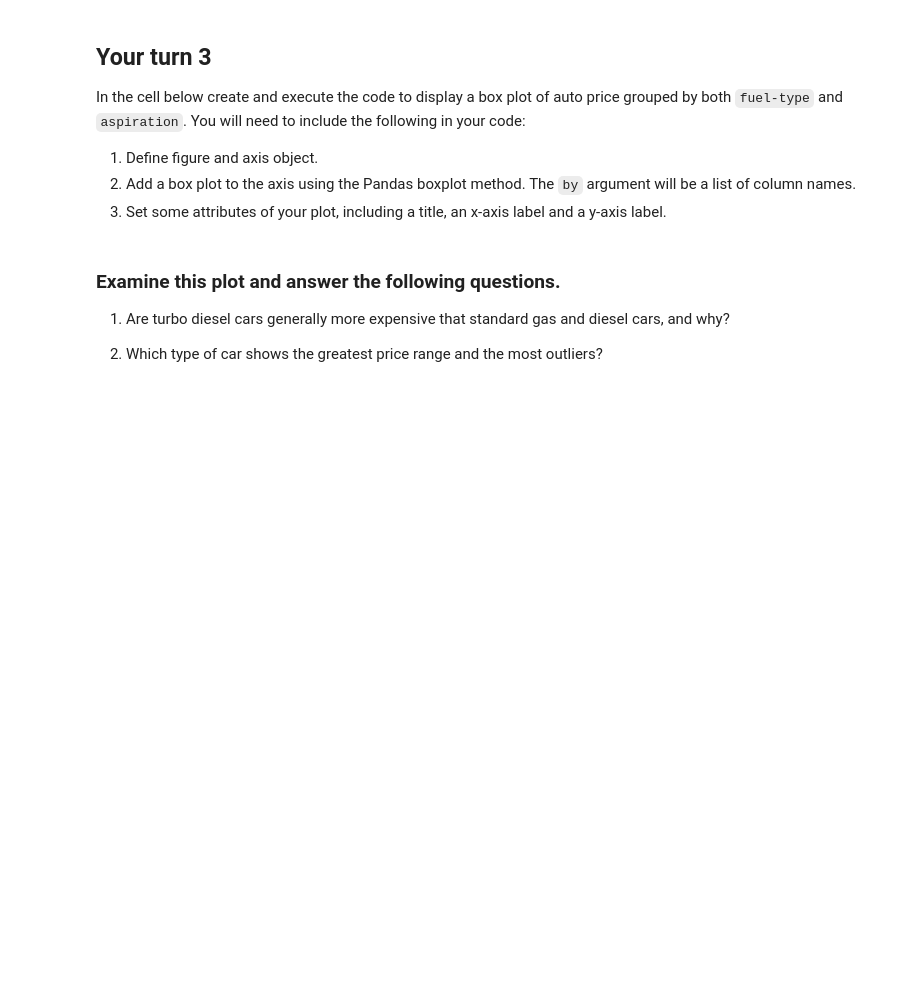
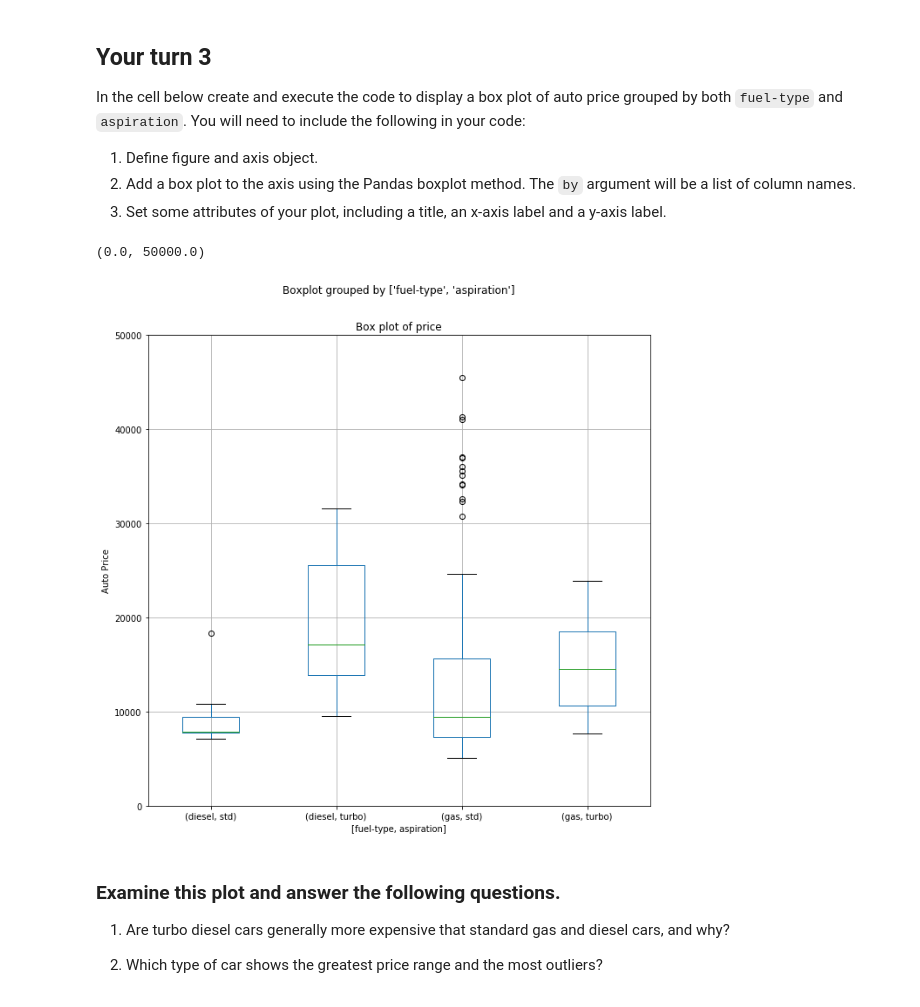
Before and after one commit to ryanarbow/uw_data_science, a Jupyter notebook: DS_process_and_tools/L01-DataExploration-Part1.ipynb, the cells around one changed output. Saved outputs shown, nothing was run; the diff lists cells and outputs as text; code cells hidden in the pictures; blank space fills up the shorter version.

```diff
--- a/DS_process_and_tools/L01-DataExploration-Part1.ipynb
+++ b/DS_process_and_tools/L01-DataExploration-Part1.ipynb
@@ -401,6 +463,16 @@ In the cell below create and execute the code to display a box plot of auto pric
 1. Define figure and axis object.
 2. Add a box plot to the axis using the Pandas boxplot method. The `by` argument will be a list of column names.
 3. Set some attributes of your plot, including a title, an x-axis label and a y-axis label.
+# %%
+fig = plt.figure(figsize=(10, 10)) # Define plot area
+ax = fig.gca() # Define axis
+auto_price.loc[:,['price', 'fuel-type', 'aspiration']].boxplot(by = ['fuel-type','aspiration'], ax = ax)
+ax.set_title('Box plot of price') # Give the plot a main title
+ax.set_ylabel('Auto Price')# Set text for y axis
+ax.set_ylim(0.0, 50000.0) # Set the limits of the y axis
+# %% [output]
+(0.0, 50000.0)
+[figure, added]
 # %% [markdown]
 ### Examine this plot and answer the following questions.
 1. Are turbo diesel cars generally more expensive that standard gas and diesel cars, and why?
```
Also changed, not shown: parts of 9 cells of this notebook.
